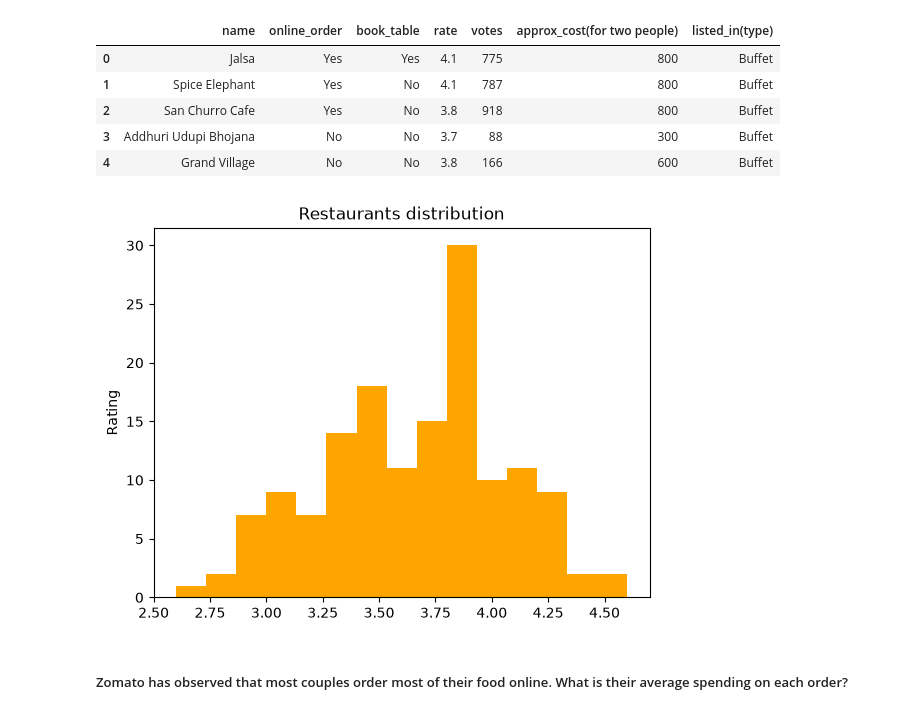
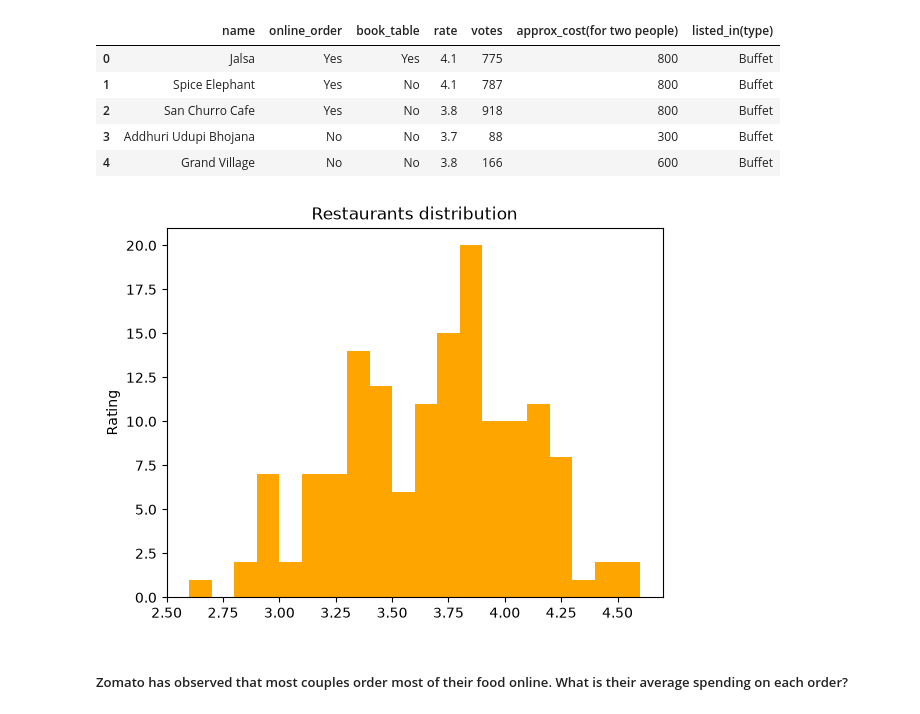
Before and after one commit to shiva3994/Practice, a Jupyter notebook: Daily Python/L_Zomato_report.ipynb, the cells around one changed output. Cells and saved outputs as stored; diff of their text form; code cells hidden in the pictures.

```diff
--- a/Daily Python/L_Zomato_report.ipynb
+++ b/Daily Python/L_Zomato_report.ipynb
@@ -171,13 +171,13 @@ df.head()
 | 3 | Addhuri Udupi Bhojana | No | No | 3.7 | 88 | 300 | Buffet |
 | 4 | Grand Village | No | No | 3.8 | 166 | 600 | Buffet |
 # %%
-plt.hist(df['rate'], bins = 15, color = 'orange')
+plt.hist(df['rate'], bins = 20, color = 'orange')
 
 plt.title('Restaurants distribution')
 plt.ylabel('Rating')
 
 plt.show()
 # %% [output]
-[figure, old version]
+[figure, new version]
 # %% [markdown]
 ##### Zomato has observed that most couples order most of their food online. What is their average spending on each order?
```
Also changed, not shown: parts of 8 cells of this notebook.
